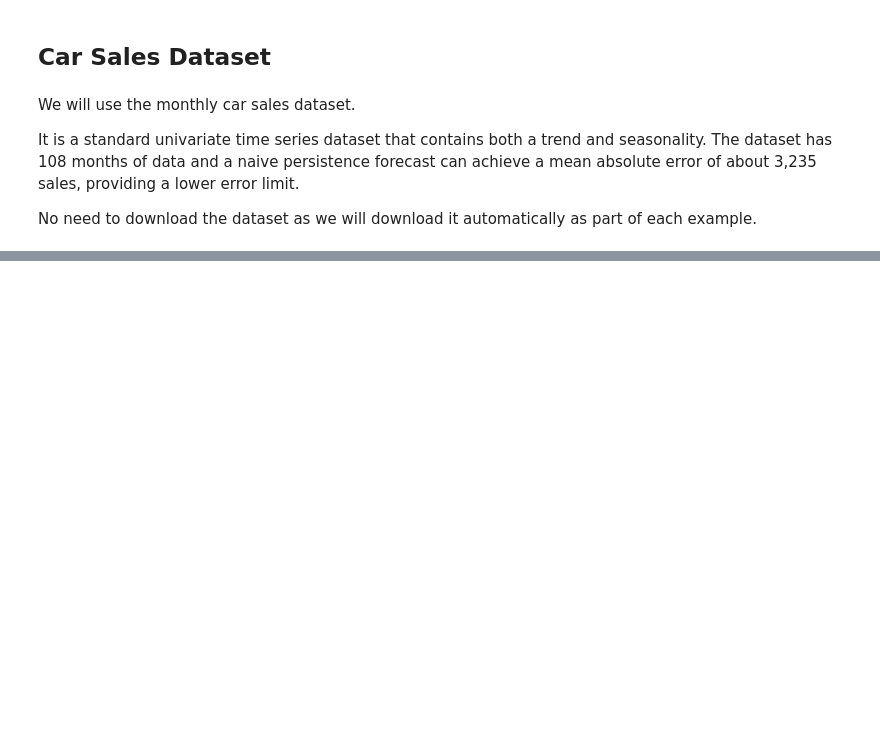
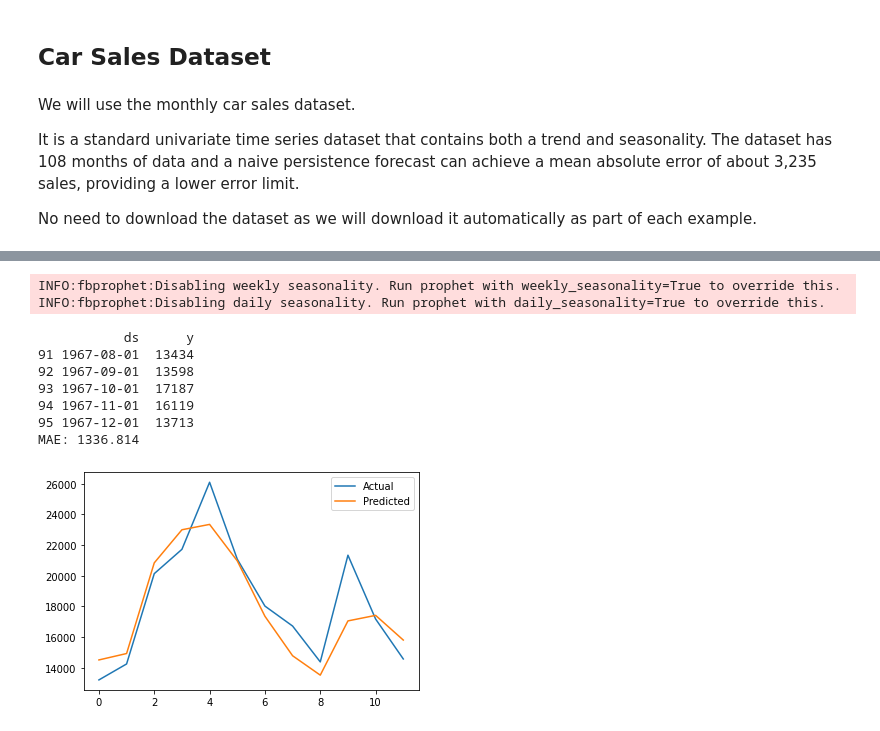
Before and after one commit to jgamel/learn_n_dev, a Jupyter notebook: Time_Series_Forecasting_Prophet_Python_Example.ipynb, the cells around one changed output, grey strips where cells are left out. Cells and saved outputs as stored; diff of their text form; code cells hidden in the pictures; blank space fills up the shorter version.

```diff
--- a/Time_Series_Forecasting_Prophet_Python_Example.ipynb
+++ b/Time_Series_Forecasting_Prophet_Python_Example.ipynb
@@ -88,0 +408,52 @@ No need to download the dataset as we will download it automatically as part of
+# %%
+# evaluate prophet time series forecasting model on hold out dataset
+from pandas import read_csv
+from pandas import to_datetime
+from pandas import DataFrame
+from fbprophet import Prophet
+from sklearn.metrics import mean_absolute_error
+from matplotlib import pyplot
+# load data
+path = '/content/gdrive/My Drive/input_examples/monthly-car-sales.csv'
+df = read_csv(path, header=0)
+# prepare expected column names
+df.columns = ['ds', 'y']
+df['ds']= to_datetime(df['ds'])
+# create test dataset, remove last 12 months
+train = df.drop(df.index[-12:])
+print(train.tail())
+# define the model
+model = Prophet()
+# fit the model
+model.fit(train)
+# define the period for which we want a prediction
+future = list()
+for i in range(1, 13):
+	date = '1968-%02d' % i
+	future.append([date])
+future = DataFrame(future)
+future.columns = ['ds']
+future['ds'] = to_datetime(future['ds'])
+# use the model to make a forecast
+forecast = model.predict(future)
+# calculate MAE between expected and predicted values for december
+y_true = df['y'][-12:].values
+y_pred = forecast['yhat'].values
+mae = mean_absolute_error(y_true, y_pred)
+print('MAE: %.3f' % mae)
+# plot expected vs actual
+pyplot.plot(y_true, label='Actual')
+pyplot.plot(y_pred, label='Predicted')
+pyplot.legend()
+pyplot.show()
+# %% [output]
+INFO:fbprophet:Disabling weekly seasonality. Run prophet with weekly_seasonality=True to override this.
+INFO:fbprophet:Disabling daily seasonality. Run prophet with daily_seasonality=True to override this.
+           ds      y
+91 1967-08-01  13434
+92 1967-09-01  13598
+93 1967-10-01  17187
+94 1967-11-01  16119
+95 1967-12-01  13713
+MAE: 1336.814
+[figure, added]
```
Also changed, not shown: parts of 21 cells of this notebook.
